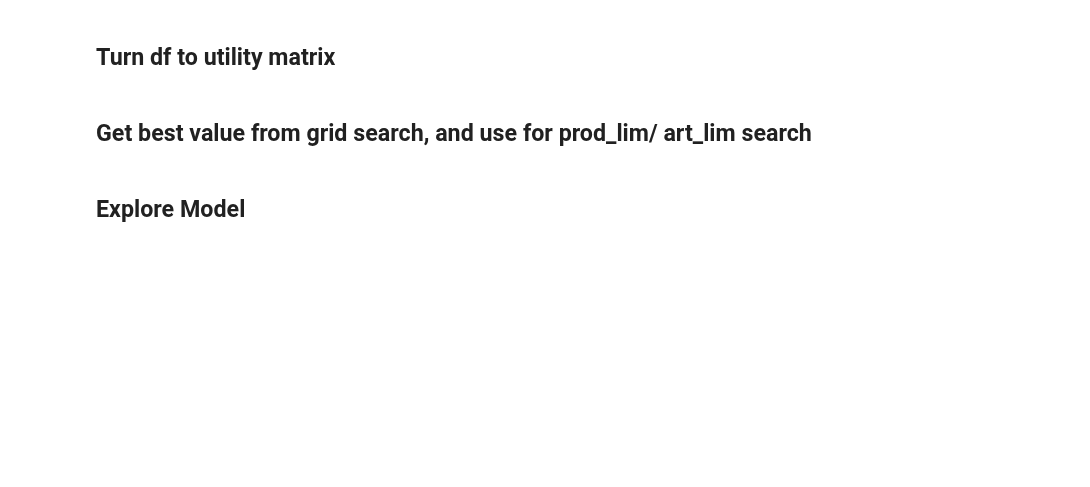
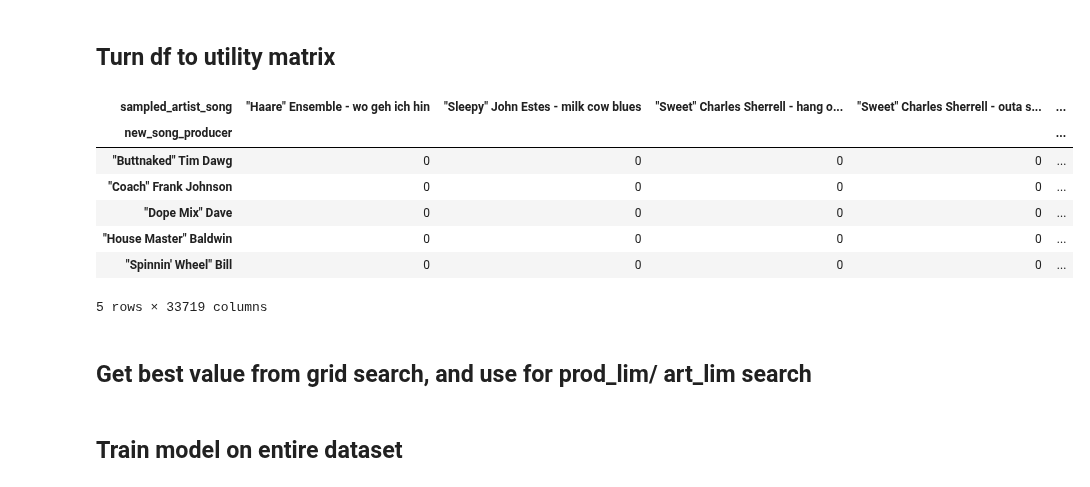
Before and after one commit to Jesse-Kerr/recordmender, a Jupyter notebook: model_present.ipynb, the cells around one changed output. Drawn from its saved outputs; the diff is of its cells as text; code cells hidden in the pictures; blank space fills up the shorter version.

```diff
--- a/model_present.ipynb
+++ b/model_present.ipynb
@@ -38,3 +45,14 @@ user_art = turn_df_to_util_mat(
+# %%
+user_song.head()
+# %% [output]
+| sampled_artist_song | "Haare" Ensemble - wo geh ich hin | "Sleepy" John Estes - milk cow blues | "Sweet" Charles Sherrell - hang o... | "Sweet" Charles Sherrell - outa s... | ... |
+| new_song_producer |  |  |  |  | ... |
+| "Buttnaked" Tim Dawg | 0 | 0 | 0 | 0 | ... |
+| "Coach" Frank Johnson | 0 | 0 | 0 | 0 | ... |
+| "Dope Mix" Dave | 0 | 0 | 0 | 0 | ... |
+| "House Master" Baldwin | 0 | 0 | 0 | 0 | ... |
+| "Spinnin' Wheel" Bill | 0 | 0 | 0 | 0 | ... |
+5 rows × 33719 columns
 # %% [markdown]
 ## Get best value from grid search, and use for prod_lim/ art_lim search
 # %%
@@ -45,6 +63,6 @@ best_factors = 20
 best_lambda = 30
 
 best_iters = 45
-# %% [markdown]
-## Explore Model
+# %% [markdown]
+## Train model on entire dataset
 # %%
```
Also changed, not shown: parts of 14 cells of this notebook, 10 other files.
